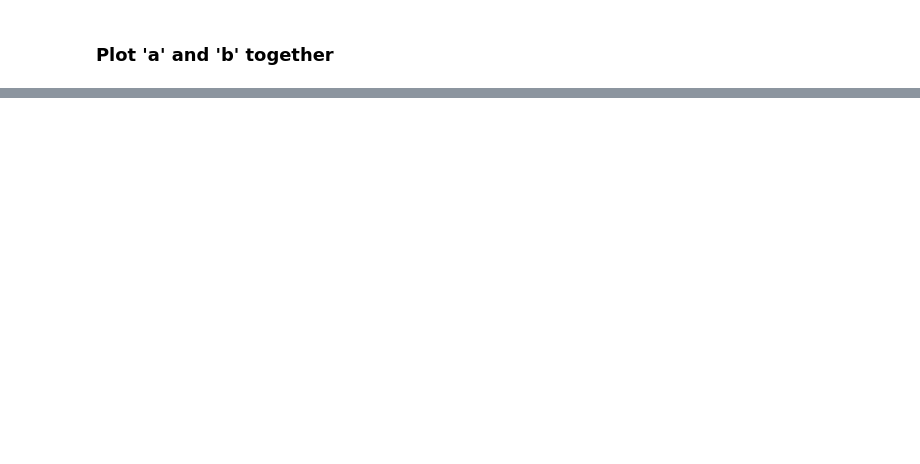
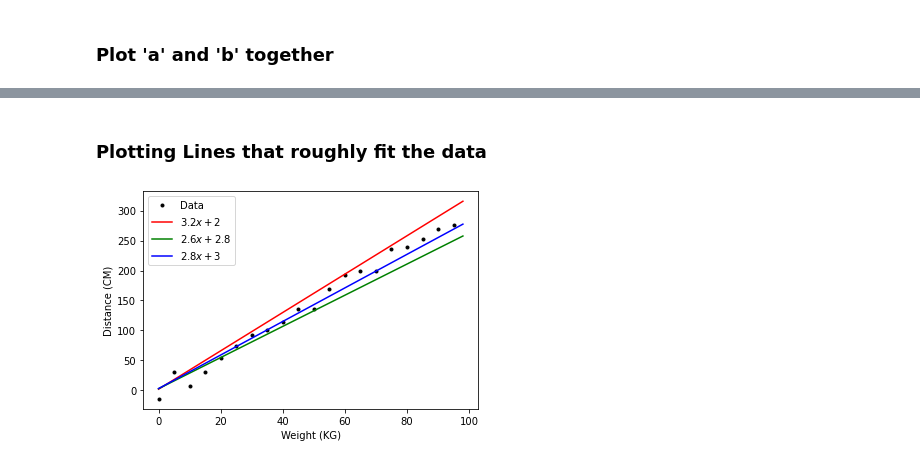
Before and after one commit to PJFinnerty/Machine-Learning-and-Statistics, a Jupyter notebook: Research.ipynb, the cells around one changed output, grey strips where cells are left out. Drawn from its saved outputs; the diff is of its cells as text; code cells hidden in the pictures; blank space fills up the shorter version.

Commit message:
Another plot added, as part of Simple Linear Regression revision. Plot includes 3 lines cutting across linearly plotted data points. Each line fits the data to different degrees of accuracy.

```diff
--- a/Research.ipynb
+++ b/Research.ipynb
@@ -107,0 +108,18 @@ plt.show()
+# %% [markdown]
+### Plotting Lines that roughly fit the data
+# %%
+plt.plot(a, b, 'k.', label="Data")
+
+x = np.arange(0.0, 100.0, 2.0)
+plt.plot(x, 3.2 * x + 2.0, 'r-', label=r"$3.2x + 2$")
+plt.plot(x, 2.6 * x +  2.8, 'g-', label=r"$2.6x + 2.8$")
+plt.plot(x, 2.8 * x + 3.0, 'b-', label=r"$2.8x + 3$")
+
+plt.legend()
+
+plt.xlabel('Weight (KG)')
+plt.ylabel('Distance (CM)')
+
+plt.show()
+# %% [output]
+[figure, added]
```
Also changed, not shown: parts of 2 cells of this notebook.
